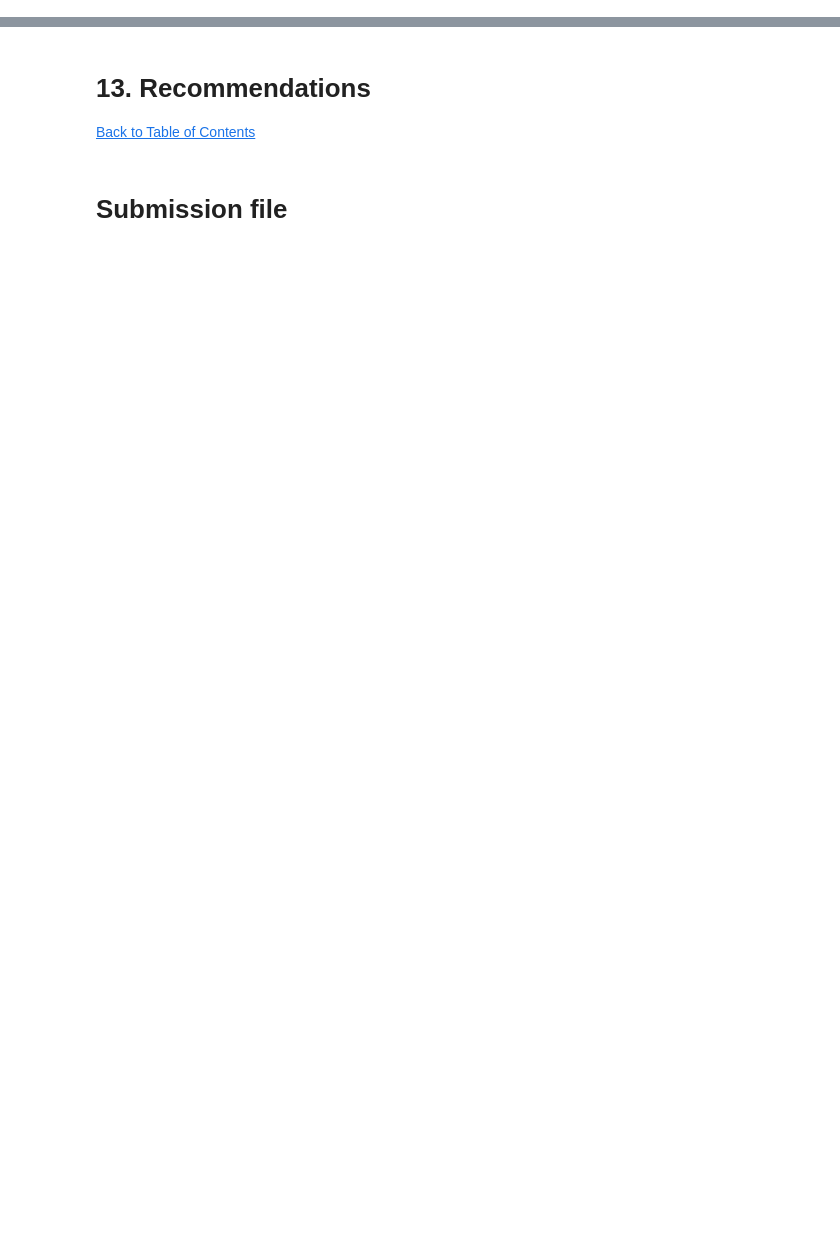
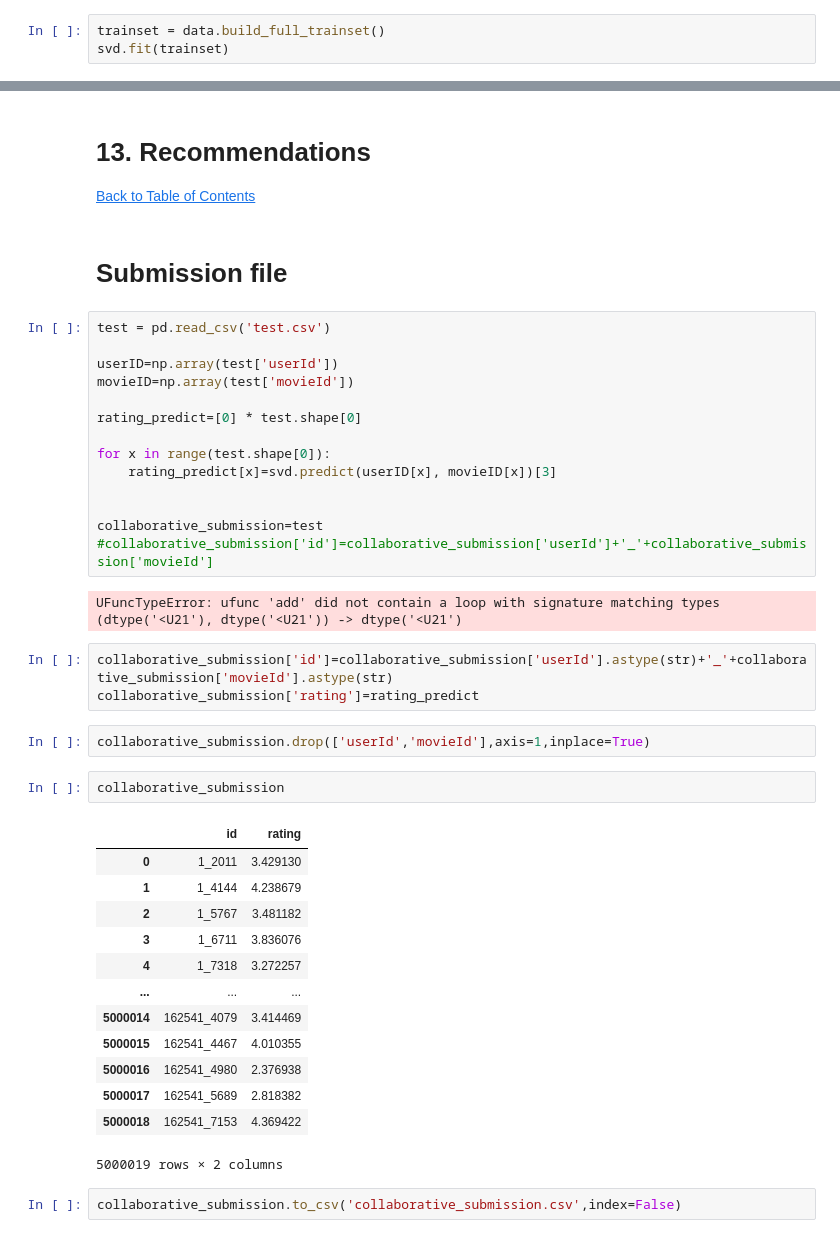
Before and after one commit to RogerA11/Streamlit-Movie-Recommendation-System, a Jupyter notebook: CBB5_Movie_Recommendation.ipynb, the cells around one changed output, grey strips where cells are left out. Cells and saved outputs as stored; diff of their text form; blank space fills up the shorter version.

```diff
--- a/CBB5_Movie_Recommendation.ipynb
+++ b/CBB5_Movie_Recommendation.ipynb
@@ -972,0 +880,3 @@ NameError: name 'cosine_sim' is not defined
+# %%
+trainset = data.build_full_trainset()
+svd.fit(trainset)
@@ -1001,3 +997,42 @@ NameError: name 'cosine_sim' is not defined
 <a href=#cont>Back to Table of Contents</a>
 # %% [markdown]
 # Submission file
+# %%
+test = pd.read_csv('test.csv')
+
+userID=np.array(test['userId'])
+movieID=np.array(test['movieId'])
+
+rating_predict=[0] * test.shape[0]
+
+for x in range(test.shape[0]):
+    rating_predict[x]=svd.predict(userID[x], movieID[x])[3]
+
+
+collaborative_submission=test
+#collaborative_submission['id']=collaborative_submission['userId']+'_'+collaborative_submission['movieId']
+# %% [output]
+UFuncTypeError: ufunc 'add' did not contain a loop with signature matching types (dtype('<U21'), dtype('<U21')) -> dtype('<U21')
+# %%
+collaborative_submission['id']=collaborative_submission['userId'].astype(str)+'_'+collaborative_submission['movieId'].astype(str)
+collaborative_submission['rating']=rating_predict
+# %%
+collaborative_submission.drop(['userId','movieId'],axis=1,inplace=True)
+# %%
+collaborative_submission
+# %% [output]
+|  | id | rating |
+| 0 | 1_2011 | 3.429130 |
+| 1 | 1_4144 | 4.238679 |
+| 2 | 1_5767 | 3.481182 |
+| 3 | 1_6711 | 3.836076 |
+| 4 | 1_7318 | 3.272257 |
+| ... | ... | ... |
+| 5000014 | 162541_4079 | 3.414469 |
+| 5000015 | 162541_4467 | 4.010355 |
+| 5000016 | 162541_4980 | 2.376938 |
+| 5000017 | 162541_5689 | 2.818382 |
+| 5000018 | 162541_7153 | 4.369422 |
+5000019 rows × 2 columns
+# %%
+collaborative_submission.to_csv('collaborative_submission.csv',index=False)
```
Also changed, not shown: parts of 77 cells of this notebook.
